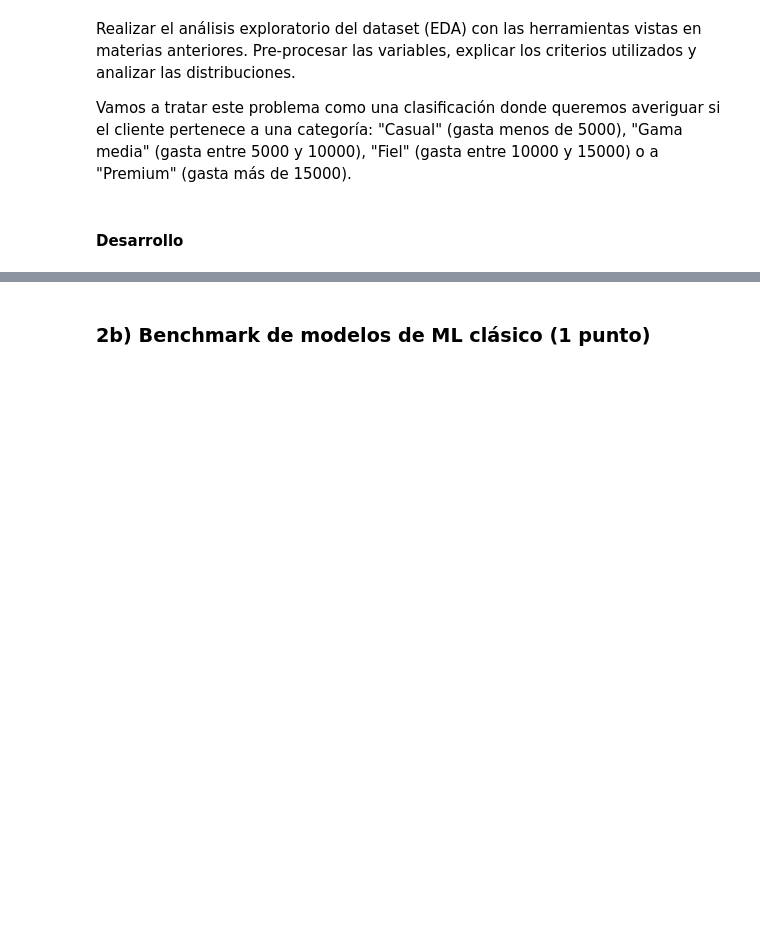
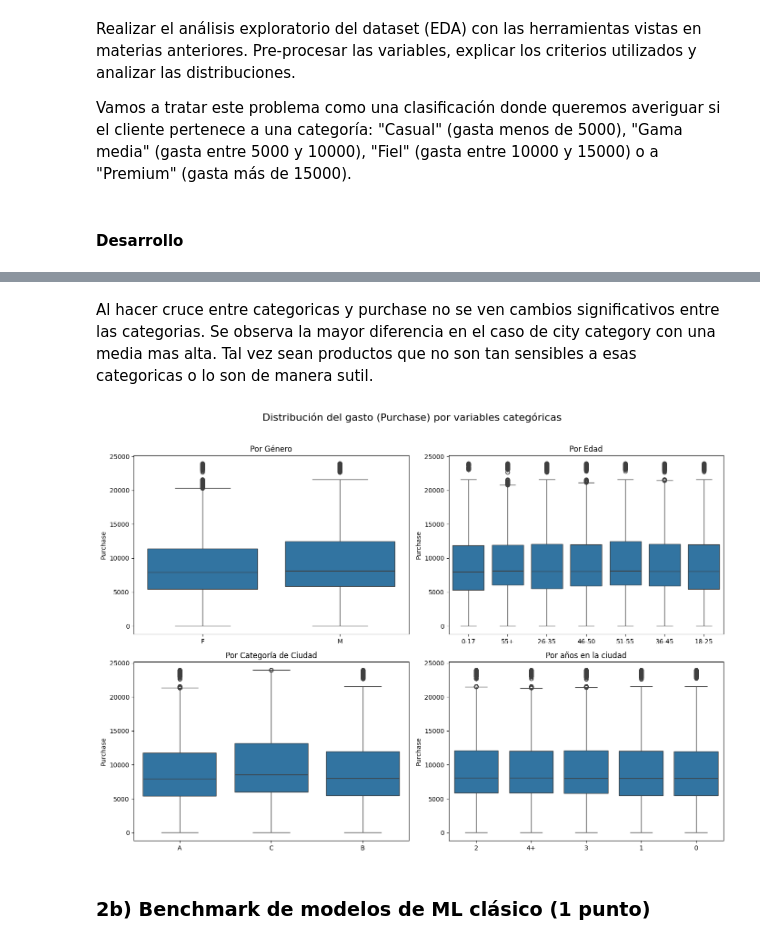
Before and after one commit to joagonzalez/ceia-aprendizaje-profundo, a Jupyter notebook: tp1/notebook.ipynb, the cells around one changed output, grey strips where cells are left out. Saved outputs shown, nothing was run; the diff lists cells and outputs as text; code cells hidden in the pictures; blank space fills up the shorter version.

```diff
--- a/tp1/notebook.ipynb
+++ b/tp1/notebook.ipynb
@@ -534,3 +637,34 @@ Vamos a tratar este problema como una clasificación donde queremos averiguar si
+# %% [markdown]
+Al hacer cruce entre categoricas y purchase no se ven cambios significativos entre las categorias. Se observa la mayor diferencia en el caso de city category con una media mas alta. Tal vez sean productos que no son tan sensibles a esas categoricas o lo son de manera sutil.
+# %%
+fig, axs = plt.subplots(2, 2, figsize=(14, 10))
+fig.suptitle("Distribución del gasto (Purchase) por variables categóricas", fontsize=16)
+
+# Boxplot por Género
+sns.boxplot(x="Gender", y="Purchase", data=df, ax=axs[0, 0])
+axs[0, 0].set_title("Por Género")
+
+# Boxplot por Edad
+sns.boxplot(x="Age", y="Purchase", data=df, ax=axs[0, 1])
+axs[0, 1].set_title("Por Edad")
+
+# Boxplot por Categoría de Ciudad
+sns.boxplot(x="City_Category", y="Purchase", data=df, ax=axs[1, 0])
+axs[1, 0].set_title("Por Categoría de Ciudad")
+
+# Boxplot por años en la ciudad
+sns.boxplot(x="Stay_In_Current_City_Years", y="Purchase", data=df, ax=axs[1, 1])
+axs[1, 1].set_title("Por años en la ciudad")
+
+# Ajustar distribución
+for ax in axs.flat:
+    ax.set_xlabel("")
+    ax.set_ylabel("Purchase")
+
+plt.tight_layout(rect=[0, 0, 1, 0.96])
+plt.show()
+# %% [output]
+[figure, added]
 # %% [markdown]
 ### 2b) Benchmark de modelos de ML clásico  (1 punto)
 # %% [markdown]
```
Also changed, not shown: parts of 14 cells of this notebook.
